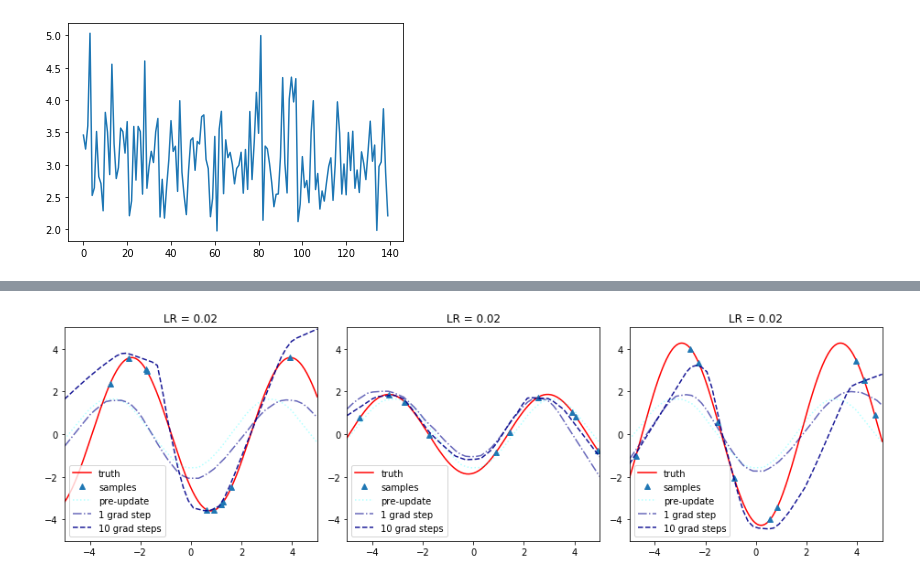
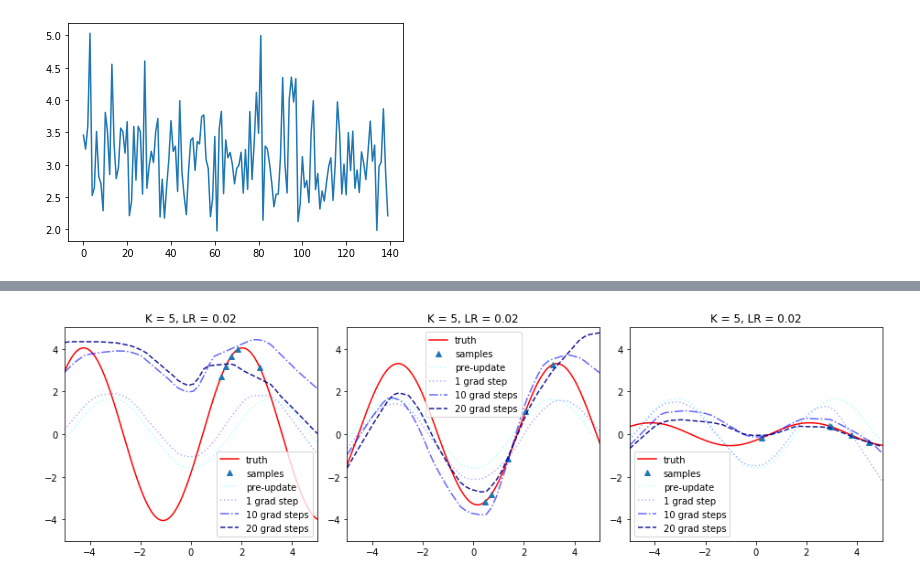
Before and after one commit to tpgillam/meta_learning, a Jupyter notebook: sinusoid.ipynb, the cells around one changed output, grey strips where cells are left out. Saved outputs shown, nothing was run; the diff lists cells and outputs as text; code cells hidden in the pictures.

Commit message:
Add ability to test with data only drawn from one-half of the evaluation input range.

```diff
--- a/sinusoid.ipynb
+++ b/sinusoid.ipynb
@@ -40,12 +40,15 @@ class Batch:
         )
 
 
+_DEFAULT_INPUT_RANGE = (-5.0, 5.0)
+
+
 def generate_sinusoid_batch(
         batch_size_meta: int,
         batch_size_inner: int,
         amplitude_range: Tuple[float, float] = (0.1, 5.0),
         phase_range: Tuple[float, float] = (0., numpy.pi),
-        input_range: Tuple[float, float] = (-5.0, 5.0)) -> Batch:
+        input_range: Tuple[float, float] = _DEFAULT_INPUT_RANGE) -> Batch:
     """Compute a batch of samples.
 
     We draw `batch_size_meta` tasks, and for each task a batch of `batch_size_inner` points. Each "task"
@@ -76,14 +79,14 @@ def generate_sinusoid_batch(
 def plot_task(batch: Batch, index: int):
     """Plot the task with the specified `index` from the given `batch`."""
     # Plot the reference curve
-    truth_x = numpy.linspace(batch.input_range[0], batch.input_range[1], 200)
+    truth_x = numpy.linspace(_DEFAULT_INPUT_RANGE[0], _DEFAULT_INPUT_RANGE[1], 200)
     truth_y = batch.amplitude[index] * numpy.sin(truth_x - batch.phase[index])
     pyplot.plot(truth_x, truth_y, c='r', label='truth')
 
     # Plot the sample points.
     pyplot.plot(batch.x[index], batch.y[index], '^', label='samples')
 
-    pyplot.xlim(*batch.input_range)
+    pyplot.xlim(*_DEFAULT_INPUT_RANGE)
     max_y = max(batch.amplitude_range)
     pyplot.ylim(-max_y, max_y)
 
@@ -272,33 +275,38 @@ def meta_test(
         module,
         *,
         batch_size_inner: int = 10,
+        input_range: tuple = _DEFAULT_INPUT_RANGE,
         learning_rate: float = 0.001):
     """Perform a single test on the trained module"""
     # FIXME We need to make an independent copy of the module's parameters before we mutate them in training.
     module = copy.deepcopy(module)
 
-    batch = generate_sinusoid_batch(1, 2 * batch_size_inner)
-    train_batch = batch[:batch_size_inner]
-    test_batch = batch[batch_size_inner:]
+    batch = generate_sinusoid_batch(1, batch_size_inner, input_range=input_range)
 
-    test_x = numpy.linspace(batch.input_range[0], batch.input_range[1])
+    test_x = numpy.linspace(_DEFAULT_INPUT_RANGE[0], _DEFAULT_INPUT_RANGE[1])
 
     y = _get_prediction(module, test_x)
 
-    plot_task(train_batch, 0)
+    plot_task(batch, 0)
     pyplot.plot(test_x, y, '-', c='cyan', ls='dotted', alpha=0.3, label='pre-update')
 
     optimizer = torch.optim.Adam(module.parameters(), lr=learning_rate)
 
-    _train_step(module, train_batch, optimizer)
+    _train_step(module, batch, optimizer)
     y = _get_prediction(module, test_x)
-    pyplot.plot(test_x, y, '-', c='darkblue', ls='-.', alpha=0.6, label='1 grad step')
+    pyplot.plot(test_x, y, '-', c='blue', ls='dotted', alpha=0.3, label='1 grad step')
 
     for _ in range(9):
-        _train_step(module, train_batch, optimizer)
+        _train_step(module, batch, optimizer)
     y = _get_prediction(module, test_x)
-    pyplot.plot(test_x, y, '-', c='darkblue', ls='dashed', alpha=0.9, label='10 grad steps')
+    pyplot.plot(test_x, y, '-', c='blue', ls='-.', alpha=0.6, label='10 grad steps')
 
+    for _ in range(10):
+        _train_step(module, batch, optimizer)
+    y = _get_prediction(module, test_x)
+    pyplot.plot(test_x, y, '-', c='darkblue', ls='dashed', alpha=0.9, label='20 grad steps')
+
+    pyplot.title(f'K = {batch_size_inner}, LR = {learning_rate}')
     pyplot.legend()
     pyplot.tight_layout()
 # %%
@@ -314,4 +322,3 @@ for _ in axes_iter(range(3)):
 # %%
 for _ in axes_iter(range(3)):
-    pyplot.title('LR = 0.01')
-    meta_test(module, learning_rate=0.01)
+    meta_test(module, learning_rate=0.02)
@@ -318,6 +327,5 @@ for _ in axes_iter(range(3)):
 # %%
 for _ in axes_iter(range(3)):
-    pyplot.title('LR = 0.02')
-    meta_test(module, learning_rate=0.02)
+    meta_test(module, batch_size_inner=5, input_range=(0, 5), learning_rate=0.02)
 # %% [output]
-[figure, old version]
+[figure, new version]
```
Also changed, not shown: parts of 3 cells of this notebook.
